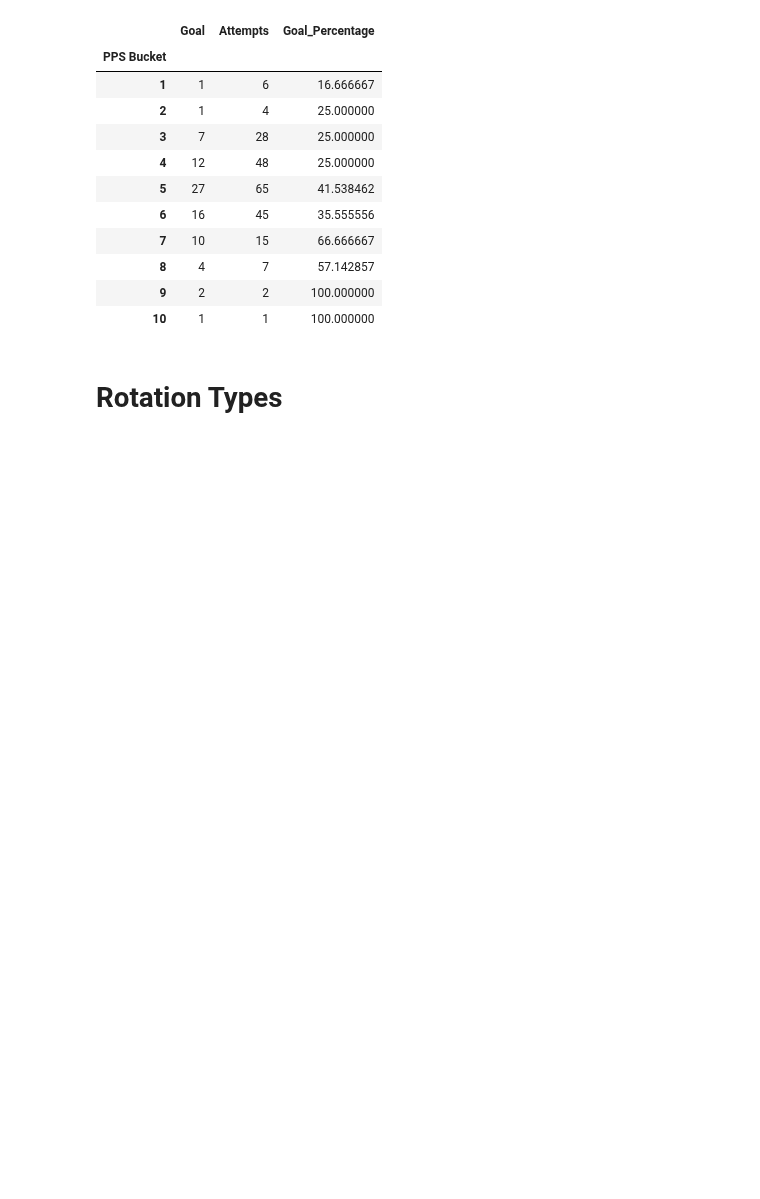
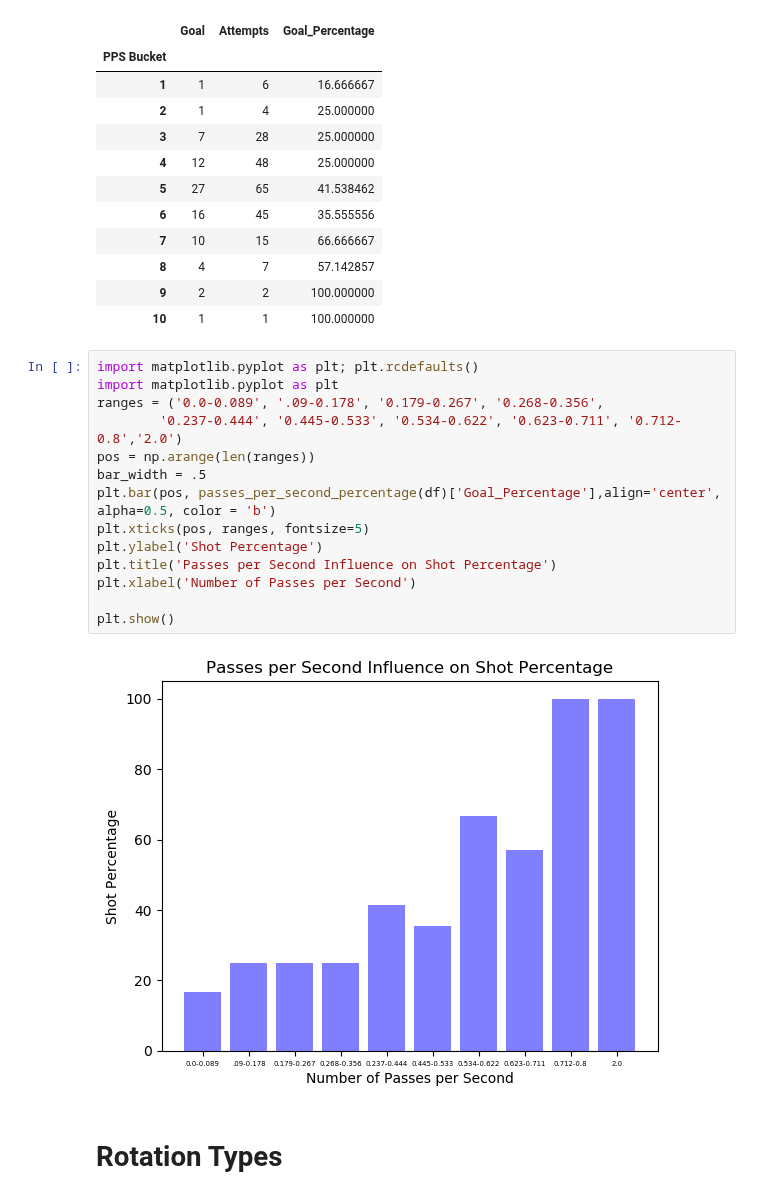
Before and after one commit to kevinshen1101/Water-Polo-Analytics, a Jupyter notebook: final_report/final_analysis.ipynb, the cells around one changed output. Drawn from its saved outputs; the diff is of its cells as text; blank space fills up the shorter version.

```diff
--- a/final_report/final_analysis.ipynb
+++ b/final_report/final_analysis.ipynb
@@ -469,6 +468,22 @@ passes_per_second_percentage(df)
 | 8 | 4 | 7 | 57.142857 |
 | 9 | 2 | 2 | 100.000000 |
 | 10 | 1 | 1 | 100.000000 |
+# %%
+import matplotlib.pyplot as plt; plt.rcdefaults()
+import matplotlib.pyplot as plt
+ranges = ('0.0-0.089', '.09-0.178', '0.179-0.267', '0.268-0.356',
+        '0.237-0.444', '0.445-0.533', '0.534-0.622', '0.623-0.711', '0.712-0.8','2.0')
+pos = np.arange(len(ranges))
+bar_width = .5
+plt.bar(pos, passes_per_second_percentage(df)['Goal_Percentage'],align='center', alpha=0.5, color = 'b')
+plt.xticks(pos, ranges, fontsize=5)
+plt.ylabel('Shot Percentage')
+plt.title('Passes per Second Influence on Shot Percentage')
+plt.xlabel('Number of Passes per Second')
+
+plt.show()
+# %% [output]
+[figure, added]
 # %% [markdown]
 # Rotation Types
 # %%
```
Also changed, not shown: parts of 3 cells of this notebook, 1 other file.
